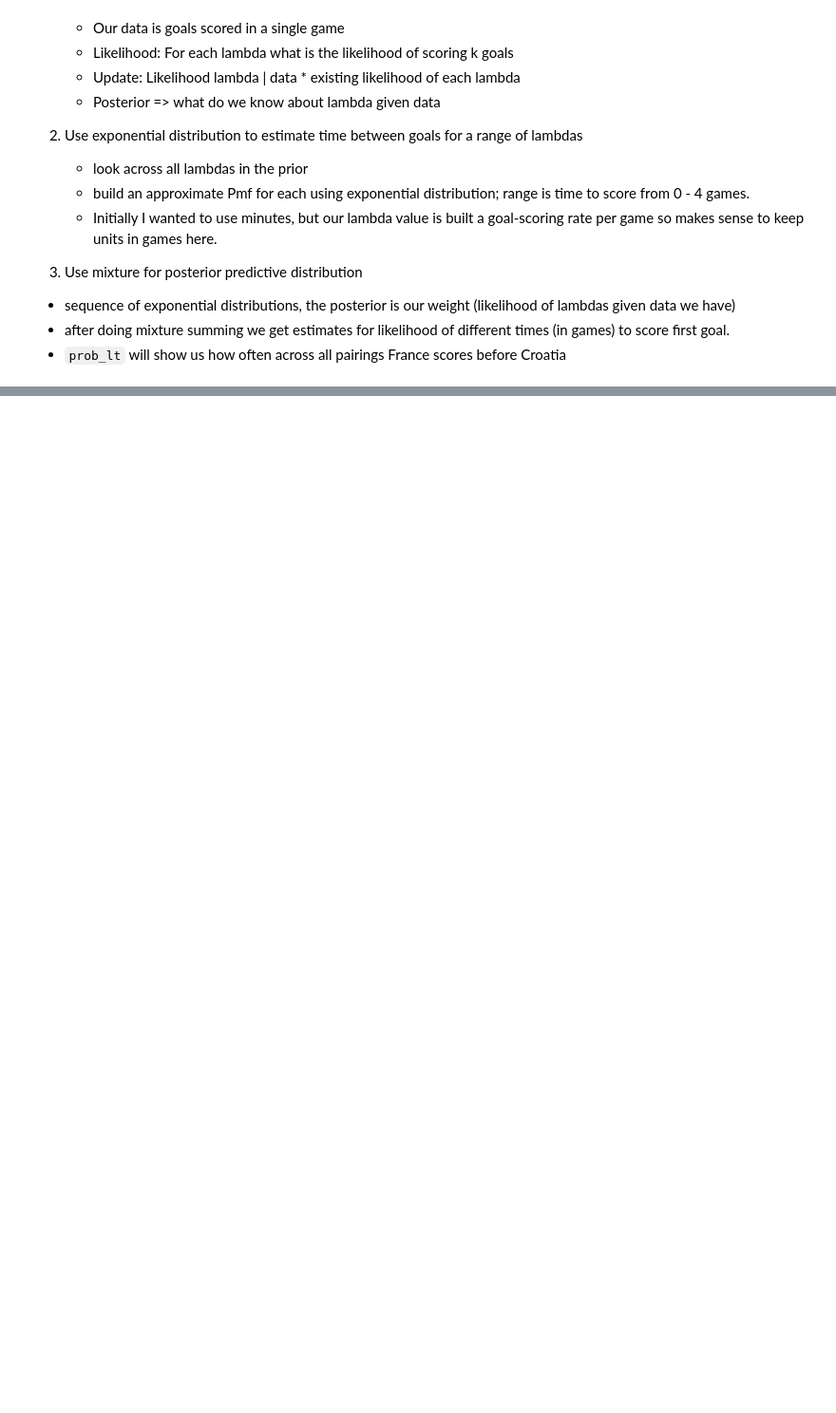
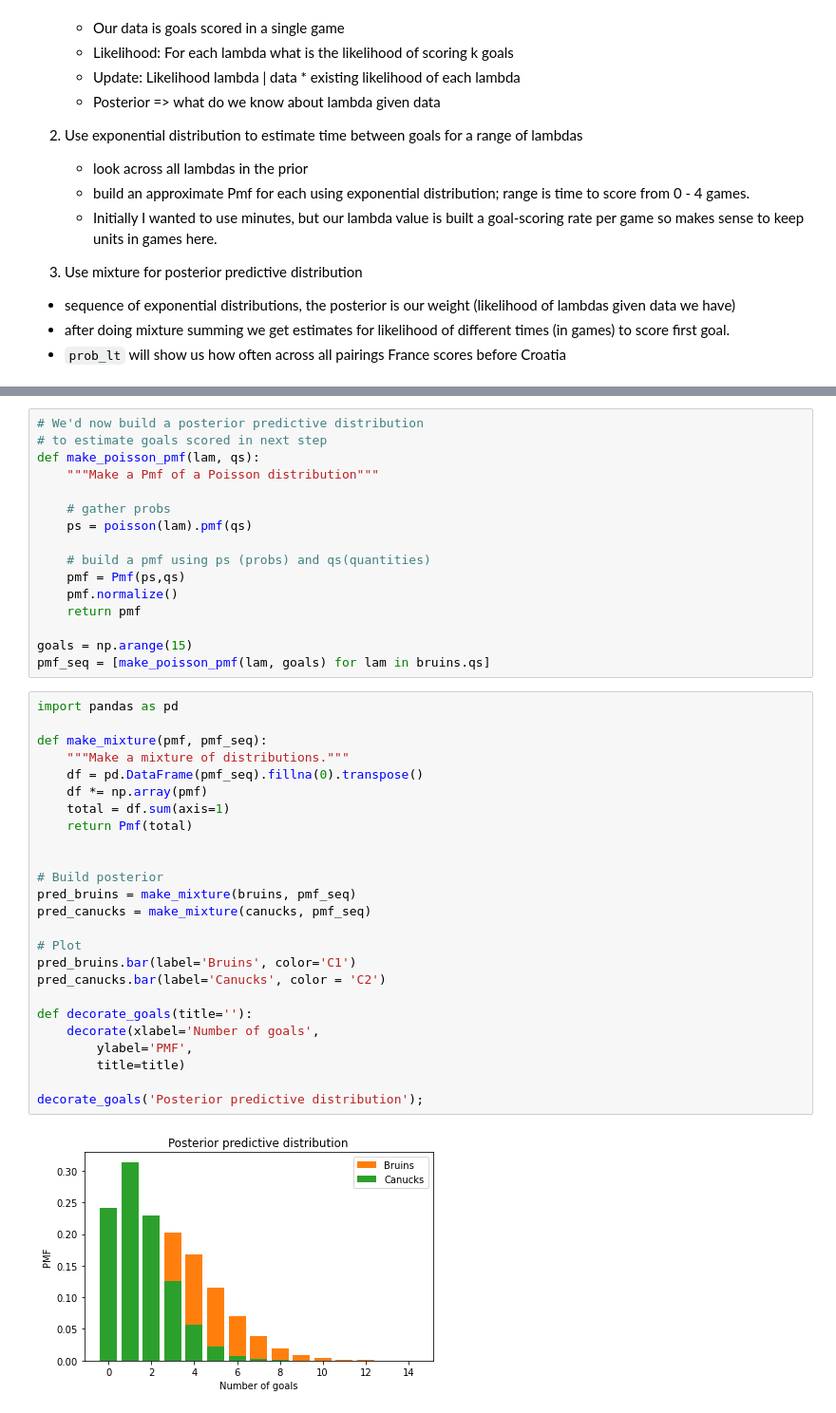
Before and after one commit to dwanneruchi/think_bayes_notes, a Jupyter notebook: exercises/ch08.ipynb, the cells around one changed output, grey strips where cells are left out. Shown: that part at 95% size. Cells and saved outputs as stored; diff of their text form; blank space fills up the shorter version.

```diff
--- a/exercises/ch08.ipynb
+++ b/exercises/ch08.ipynb
@@ -338,0 +395,43 @@ This problem follows a pretty clear script for building a posterior predictive d
+# %%
+# We'd now build a posterior predictive distribution
+# to estimate goals scored in next step
+def make_poisson_pmf(lam, qs):
+    """Make a Pmf of a Poisson distribution"""
+
+    # gather probs
+    ps = poisson(lam).pmf(qs)
+
+    # build a pmf using ps (probs) and qs(quantities)
+    pmf = Pmf(ps,qs)
+    pmf.normalize()
+    return pmf
+
+goals = np.arange(15)
+pmf_seq = [make_poisson_pmf(lam, goals) for lam in bruins.qs]
+# %%
+import pandas as pd
+
+def make_mixture(pmf, pmf_seq):
+    """Make a mixture of distributions."""
+    df = pd.DataFrame(pmf_seq).fillna(0).transpose()
+    df *= np.array(pmf)
+    total = df.sum(axis=1)
+    return Pmf(total)
+
+
+# Build posterior
+pred_bruins = make_mixture(bruins, pmf_seq)
+pred_canucks = make_mixture(canucks, pmf_seq)
+
+# Plot
+pred_bruins.bar(label='Bruins', color='C1')
+pred_canucks.bar(label='Canucks', color = 'C2')
+
+def decorate_goals(title=''):
+    decorate(xlabel='Number of goals',
+        ylabel='PMF',
+        title=title)
+
+decorate_goals('Posterior predictive distribution');
+# %% [output]
+[figure, added]
```
Also changed, not shown: parts of 5 cells of this notebook.
